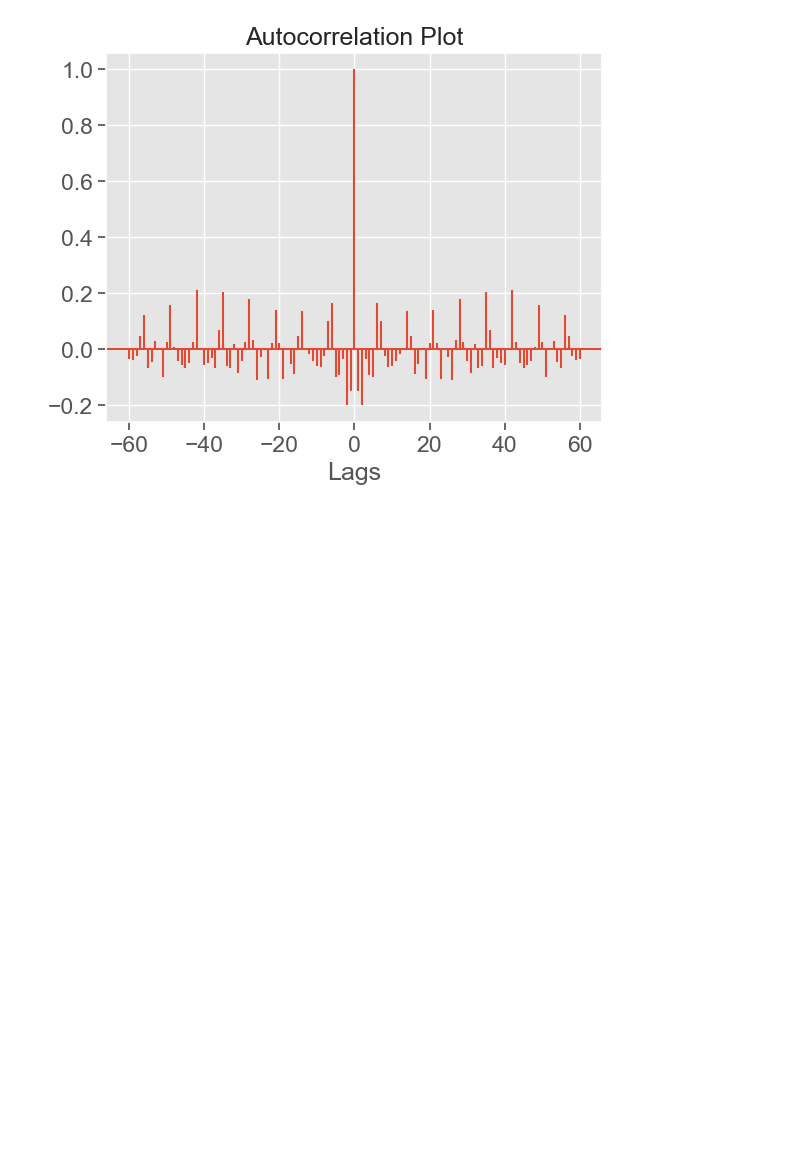
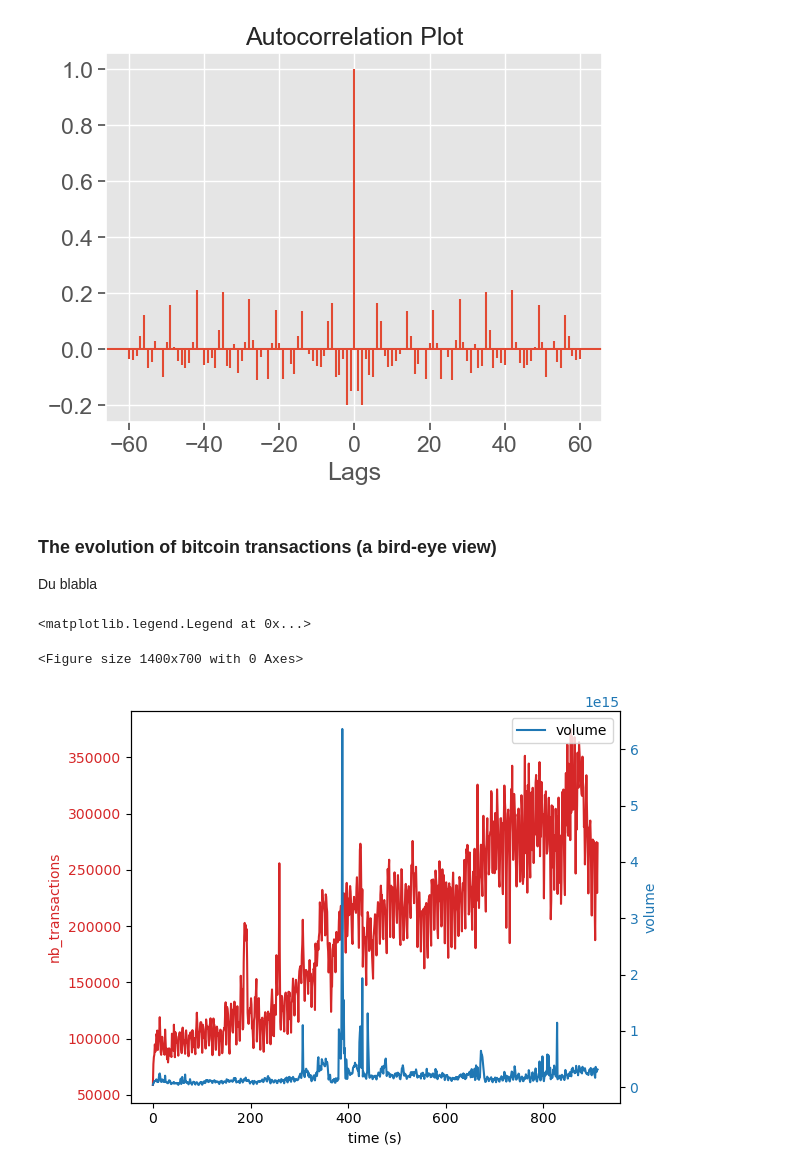
Before and after one commit to trsdimi/big-data, a Jupyter notebook: main.ipynb, the cells around one changed output. Cells and saved outputs as stored; diff of their text form; code cells hidden in the pictures; blank space fills up the shorter version.

Commit message:
Plots de l'evolution du BTC, date et p-e echelle à corriger, bla bla à ajouter

```diff
--- a/main.ipynb
+++ b/main.ipynb
@@ -205,3 +205,32 @@ plt.show()
 # %% [output]
 The Autocorrelation plot for the data is:
 [figure]
+# %% [markdown]
+### The evolution of bitcoin transactions (a bird‑eye view)
+Du blabla
+# %%
+plt.figure(figsize=(14,7))
+
+
+
+
+fig, ax1 = plt.subplots()
+
+color = 'tab:red'
+ax1.set_xlabel('time (s)')
+ax1.set_ylabel('nb_transactions', color=color)
+ax1.plot(global_data['nb_transactions'], color=color, label='Transactions')
+ax1.tick_params(axis='y', labelcolor=color)
+
+ax2 = ax1.twinx()  # instantiate a second axes that shares the same x-axis
+
+color = 'tab:blue'
+ax2.set_ylabel('volume', color=color)  # we already handled the x-label with ax1
+ax2.plot(global_data['volume_without_self'], color=color, label='volume')
+ax2.tick_params(axis='y', labelcolor=color)
+fig.tight_layout()  # otherwise the right y-label is slightly clipped
+plt.legend()
+# %% [output]
+<matplotlib.legend.Legend at 0x...>
+<Figure size 1400x700 with 0 Axes>
+[figure, added]
```
Also changed, not shown: parts of 3 cells of this notebook.
